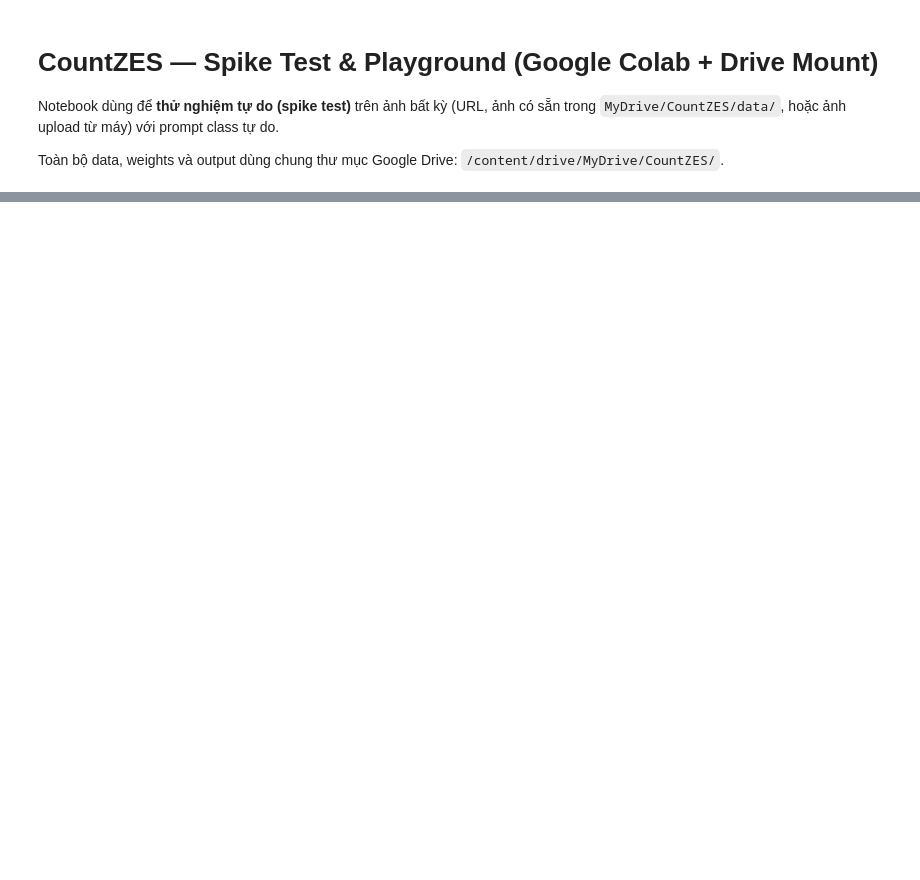
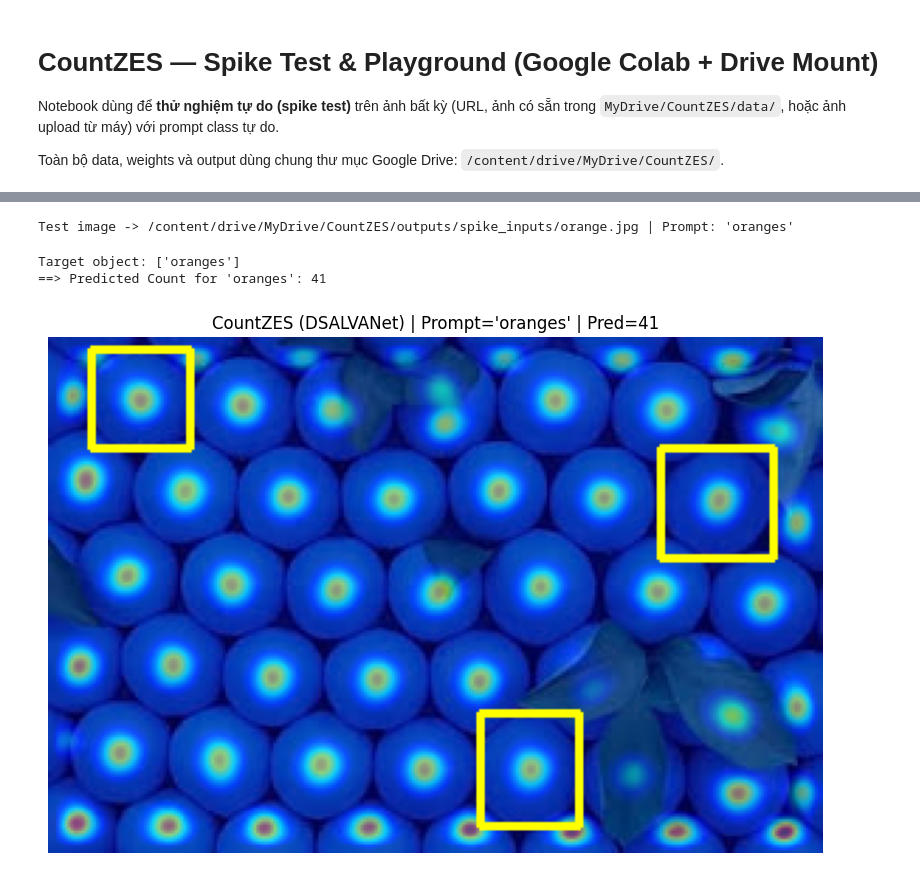
Before and after one commit to duylw/cv-advanced, a Jupyter notebook: colab_spike_test.ipynb, the cells around one changed output, grey strips where cells are left out. Saved outputs shown, nothing was run; the diff lists cells and outputs as text; code cells hidden in the pictures; blank space fills up the shorter version.

```diff
--- a/colab_spike_test.ipynb
+++ b/colab_spike_test.ipynb
@@ -173,10 +198,10 @@ ModuleNotFoundError: No module named 'groundingdino'
 import urllib.request
 
 IMAGE_SOURCE = "url"   # "url" | "drive" | "upload"
-CLASS_PROMPT = "person"  # Đổi tên object bất kỳ (vd: "cars", "apples", "cells", "bus")
+CLASS_PROMPT = "oranges"  # Đổi tên object khớp ảnh (vd: "oranges", "cars", "apples", "cells")
 
-# Dùng khi IMAGE_SOURCE == "url"
-TEST_IMAGE_URL = "https://ultralytics.com/images/bus.jpg"
+# Dùng khi IMAGE_SOURCE == "url" (mặc định: ảnh cam kinh điển của repo FSC-147/FamNet, rất dễ kiểm tra từng giai đoạn)
+TEST_IMAGE_URL = "https://raw.githubusercontent.com/cvlab-stonybrook/LearningToCountEverything/master/orange.jpg"
 
 # Dùng khi IMAGE_SOURCE == "drive" (đường dẫn tương đối bên trong MyDrive/CountZES/data/)
 DRIVE_REL_IMAGE = "vgg/Images/cells/00.png"
@@ -184,7 +209,8 @@ DRIVE_REL_IMAGE = "vgg/Images/cells/00.png"
 os.makedirs(os.path.join(DRIVE_OUTPUTS_DIR, "spike_inputs"), exist_ok=True)
 
 if IMAGE_SOURCE == "url":
-    TEST_IMAGE_PATH = os.path.join(DRIVE_OUTPUTS_DIR, "spike_inputs/test_sample.jpg")
+    fname = os.path.basename(TEST_IMAGE_URL.split("?")[0]) or "test_sample.jpg"
+    TEST_IMAGE_PATH = os.path.join(DRIVE_OUTPUTS_DIR, "spike_inputs", fname)
     req = urllib.request.Request(TEST_IMAGE_URL, headers={"User-Agent": "Mozilla/5.0"})
     with urllib.request.urlopen(req, timeout=30) as resp, open(TEST_IMAGE_PATH, "wb") as f:
         f.write(resp.read())
@@ -199,25 +225,38 @@ else:
 
 assert os.path.exists(TEST_IMAGE_PATH), f"Không tìm thấy ảnh: {TEST_IMAGE_PATH}"
 print(f"Test image -> {TEST_IMAGE_PATH} | Prompt: '{CLASS_PROMPT}'")
+# %% [output]
+Test image -> /content/drive/MyDrive/CountZES/outputs/spike_inputs/orange.jpg | Prompt: 'oranges'
 # %%
-# [CELL-5] Chạy nhanh CountZES và xem kết quả cuối
-%matplotlib inline
+# [CELL-5] Chạy nhanh CountZES, đo CPU/RAM/VRAM và xem kết quả cuối
+import os
 import cv2
 import matplotlib.pyplot as plt
 from countzes_core import run_countzes_on_image
+from resource_monitor import monitor_resources
 
-vis_output, pred_count = run_countzes_on_image(
-    image_path=TEST_IMAGE_PATH,
-    filename=os.path.basename(TEST_IMAGE_PATH),
-    class_name=CLASS_PROMPT,
-    models=models,
-    args=args,
-)
+_log_dir = globals().get("RESOURCE_LOG_DIR") or os.path.join(DRIVE_OUTPUTS_DIR, "logs")
+with monitor_resources(
+    "inference_single",
+    log_dir=_log_dir,
+    metadata={"image": os.path.basename(TEST_IMAGE_PATH), "class": CLASS_PROMPT, "fsoc": args.fsoc},
+):
+    vis_output, pred_count = run_countzes_on_image(
+        image_path=TEST_IMAGE_PATH,
+        filename=os.path.basename(TEST_IMAGE_PATH),
+        class_name=CLASS_PROMPT,
+        models=models,
+        args=args,
+    )
 
 print(f"==> Predicted Count for '{CLASS_PROMPT}': {pred_count}")
 plt.figure(figsize=(10, 7))
 plt.imshow(cv2.cvtColor(vis_output, cv2.COLOR_BGR2RGB))
 plt.title(f"CountZES ({args.fsoc}) | Prompt='{CLASS_PROMPT}' | Pred={pred_count}")
 plt.axis("off")
 plt.show()
+# %% [output]
+Target object: ['oranges']
+==> Predicted Count for 'oranges': 41
+[figure, added]
 # %%
```
Also changed, not shown: parts of 4 cells of this notebook, 1 other file.
